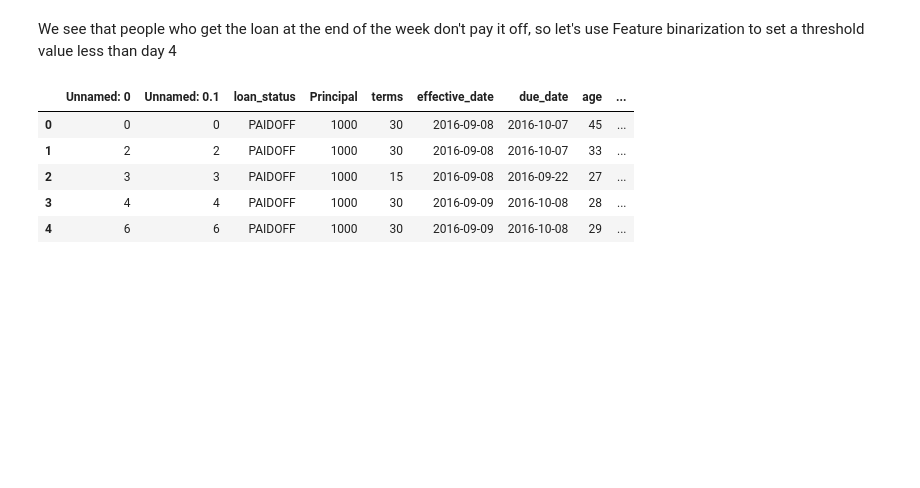
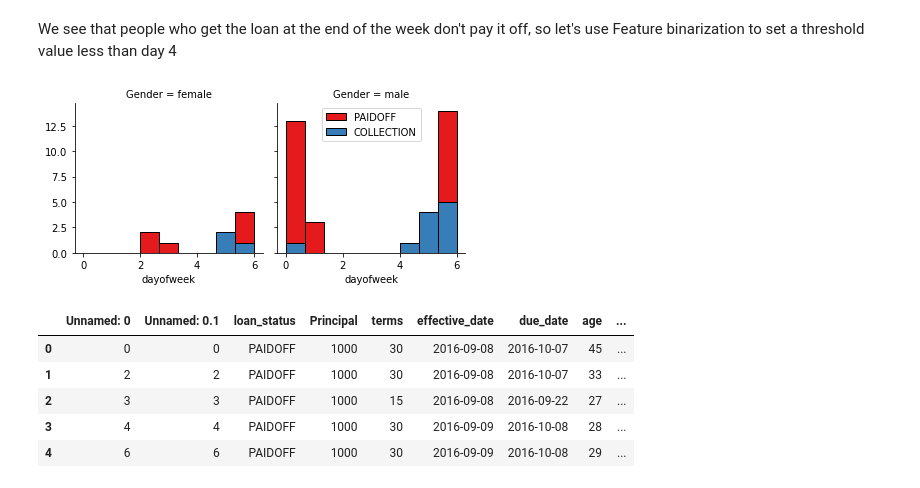
Before and after one commit to kumarashishraj/Coursera-Project-IBM-Studio, a Jupyter notebook: ML0101EN-Proj-Loan-py-v1.ipynb, the cells around one changed output. Drawn from its saved outputs; the diff is of its cells as text; code cells hidden in the pictures; blank space fills up the shorter version.

```diff
--- a/ML0101EN-Proj-Loan-py-v1.ipynb
+++ b/ML0101EN-Proj-Loan-py-v1.ipynb
@@ -62,3 +75,6 @@ df.head()
 | 2 | 3 | 3 | PAIDOFF | 1000 | 15 | 9/8/2016 | 9/22/2016 | 27 | ... |
 | 3 | 4 | 4 | PAIDOFF | 1000 | 30 | 9/9/2016 | 10/8/2016 | 28 | ... |
 | 4 | 6 | 6 | PAIDOFF | 1000 | 30 | 9/9/2016 | 10/8/2016 | 29 | ... |
+# %%
+df_test = pd.read_csv('loan_test.csv')
+df_test.head()
@@ -79,3 +106,7 @@ df.head()
 | 2 | 3 | 3 | PAIDOFF | 1000 | 15 | 2016-09-08 | 2016-09-22 | 27 | ... |
 | 3 | 4 | 4 | PAIDOFF | 1000 | 30 | 2016-09-09 | 2016-10-08 | 28 | ... |
 | 4 | 6 | 6 | PAIDOFF | 1000 | 30 | 2016-09-09 | 2016-10-08 | 29 | ... |
+# %%
+df_test['due_date'] = pd.to_datetime(df_test['due_date'])
+df_test['effective_date'] = pd.to_datetime(df_test['effective_date'])
+df_test.head()
@@ -136,6 +174,15 @@ plt.show()
 [figure]
 # %% [markdown]
 We see that people who get the loan at the end of the week don't pay it off, so let's use Feature binarization to set a threshold value less than day 4
+# %%
+df_test['dayofweek'] = df_test['effective_date'].dt.dayofweek
+bins = np.linspace(df_test.dayofweek.min(), df_test.dayofweek.max(), 10)
+g = sns.FacetGrid(df_test, col="Gender", hue="loan_status", palette="Set1", col_wrap=2)
+g.map(plt.hist, 'dayofweek', bins=bins, ec="k")
+g.axes[-1].legend()
+plt.show()
+# %% [output]
+[figure, added]
 # %%
 df['weekend'] = df['dayofweek'].apply(lambda x: 1 if (x>3)  else 0)
 df.head()
```
Also changed, not shown: parts of 34 cells of this notebook.
